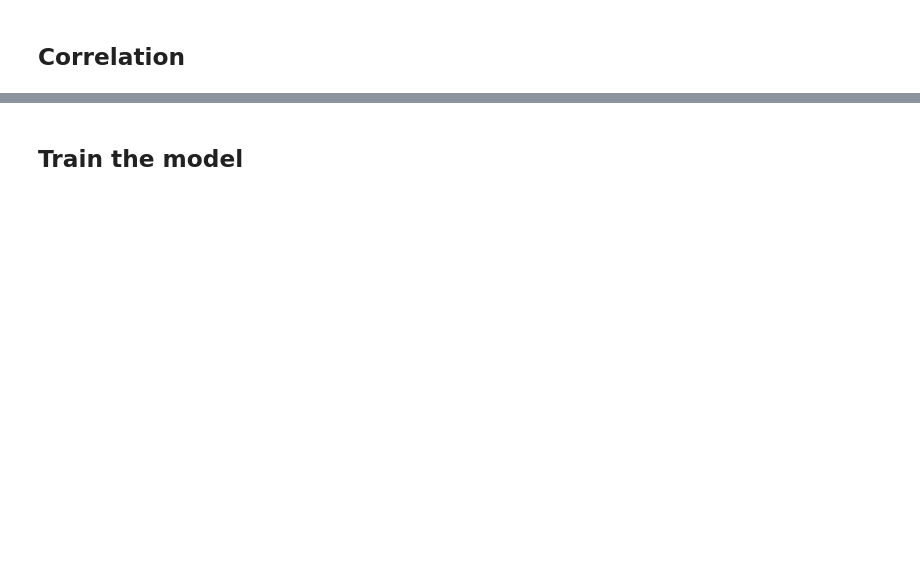
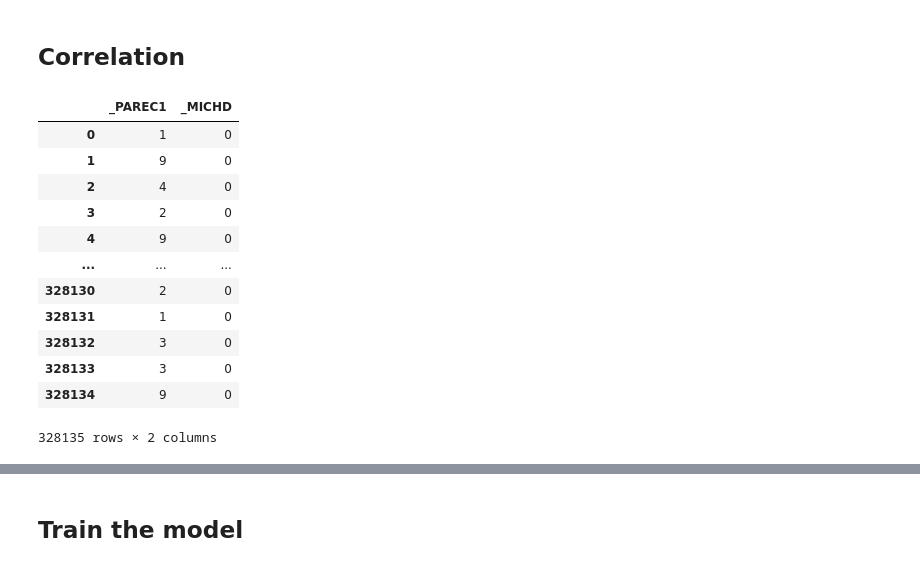
Before and after one commit to MaximeScope/ml_project1, a Jupyter notebook: scrap.ipynb, the cells around one changed output, grey strips where cells are left out. Cells and saved outputs as stored; diff of their text form; code cells hidden in the pictures; blank space fills up the shorter version.

```diff
--- a/scrap.ipynb
+++ b/scrap.ipynb
@@ -19,2 +12,25 @@ x_train_f1.head()
 # %% [markdown]
 ## Correlation
+# %%
+feature = '_PAREC1'
+tx = x_train.copy()
+y = y_train.copy()
+df = pd.concat([tx[feature], y], axis=1)
+df2 = df[df['_MICHD'] == 1].groupby([feature]).count().reset_index()
+df3 = df.groupby([feature]).count().reset_index()
+#df2['ratio'] = df2['_MICHD'] / df3['_MICHD']
+df
+# %% [output]
+|  | _PAREC1 | _MICHD |
+| 0 | 1 | 0 |
+| 1 | 9 | 0 |
+| 2 | 4 | 0 |
+| 3 | 2 | 0 |
+| 4 | 9 | 0 |
+| ... | ... | ... |
+| 328130 | 2 | 0 |
+| 328131 | 1 | 0 |
+| 328132 | 3 | 0 |
+| 328133 | 3 | 0 |
+| 328134 | 9 | 0 |
+328135 rows × 2 columns
```
Also changed, not shown: parts of 3 cells of this notebook, 2 other files.
